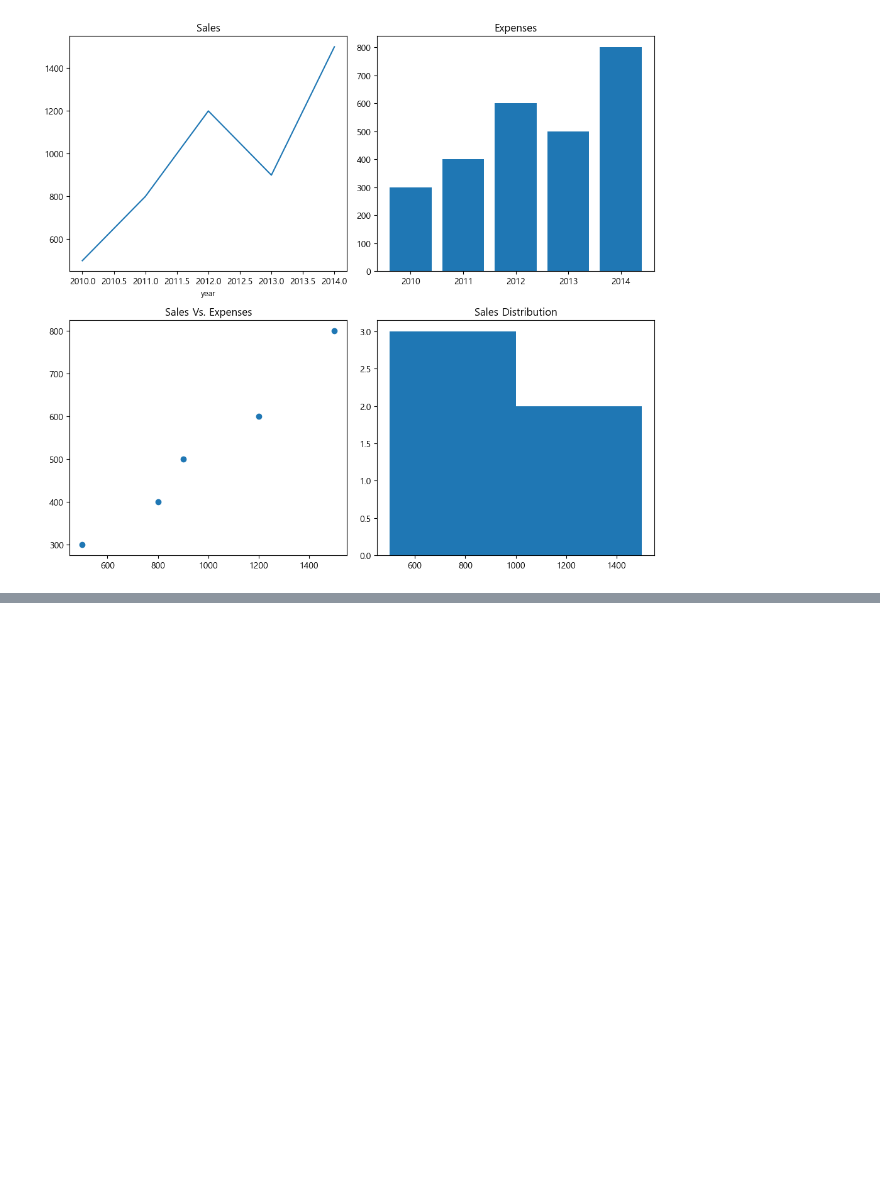
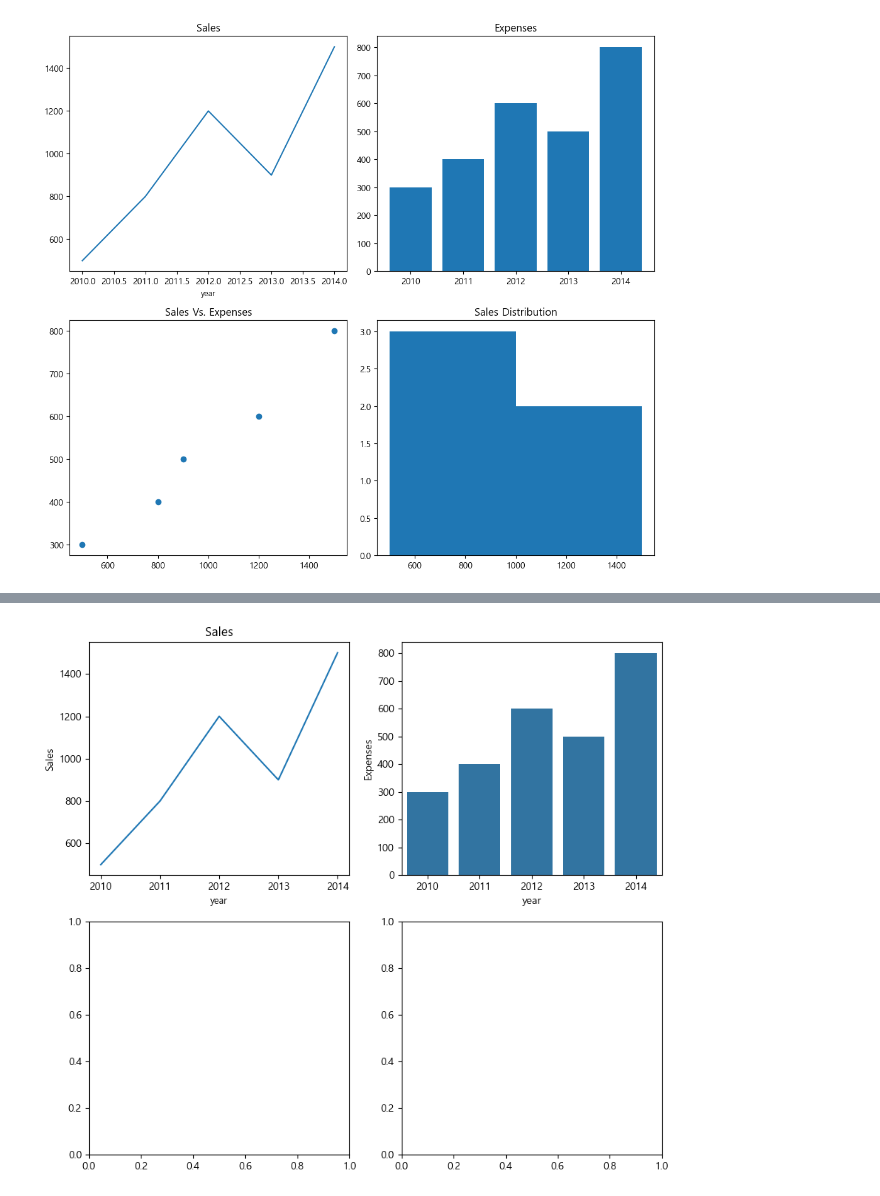
Before and after one commit to sunkyu0711/Python_MegaDataAnalysis_250120, a Jupyter notebook: 6일차_chart_subplots.ipynb, the cells around one changed output, grey strips where cells are left out. Saved outputs shown, nothing was run; the diff lists cells and outputs as text; code cells hidden in the pictures; blank space fills up the shorter version.

```diff
--- a/6일차_chart_subplots.ipynb
+++ b/6일차_chart_subplots.ipynb
@@ -408,0 +483,14 @@ plt.show()
+# %%
+# 두 번째 막대그래프
+
+fig,axes=plt.subplots(2,2,figsize=(10,9))
+
+sns.lineplot(data=df2,x='year',y='Sales',ax=axes[0,0])
+axes[0,0].set_title('Sales', fontsize=12)
+axes[0,0].set_xlabel('year', fontsize=9)
+
+sns.barplot(data=df2,x='year',y='Expenses',ax=axes[0,1])
+
+plt.show()
+# %% [output]
+[figure, added]
```
Also changed, not shown: parts of 9 cells of this notebook.
